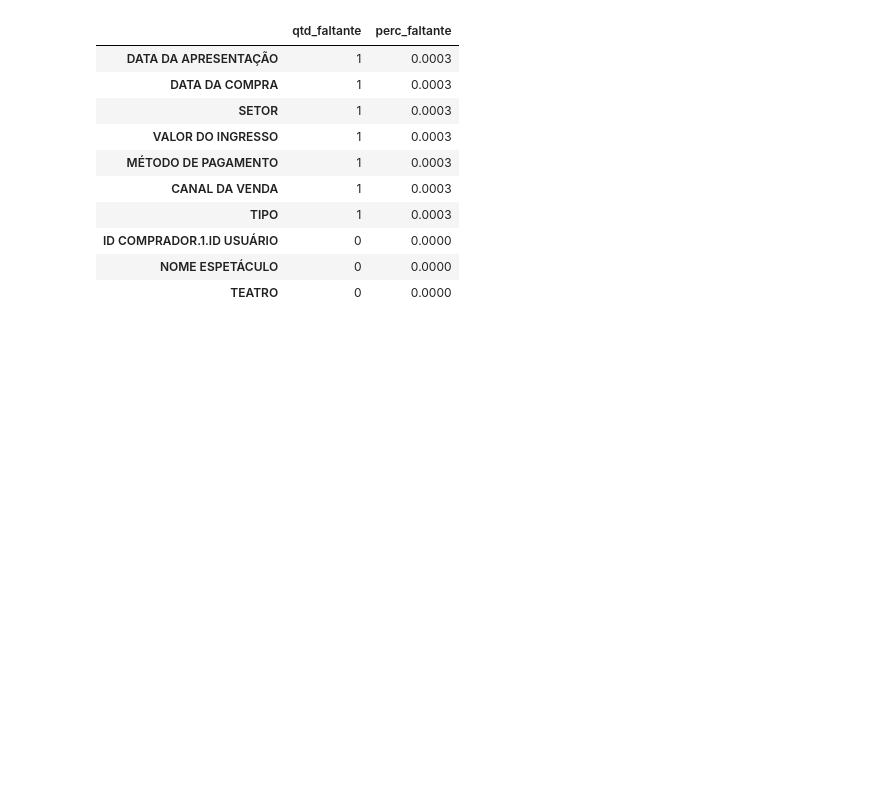
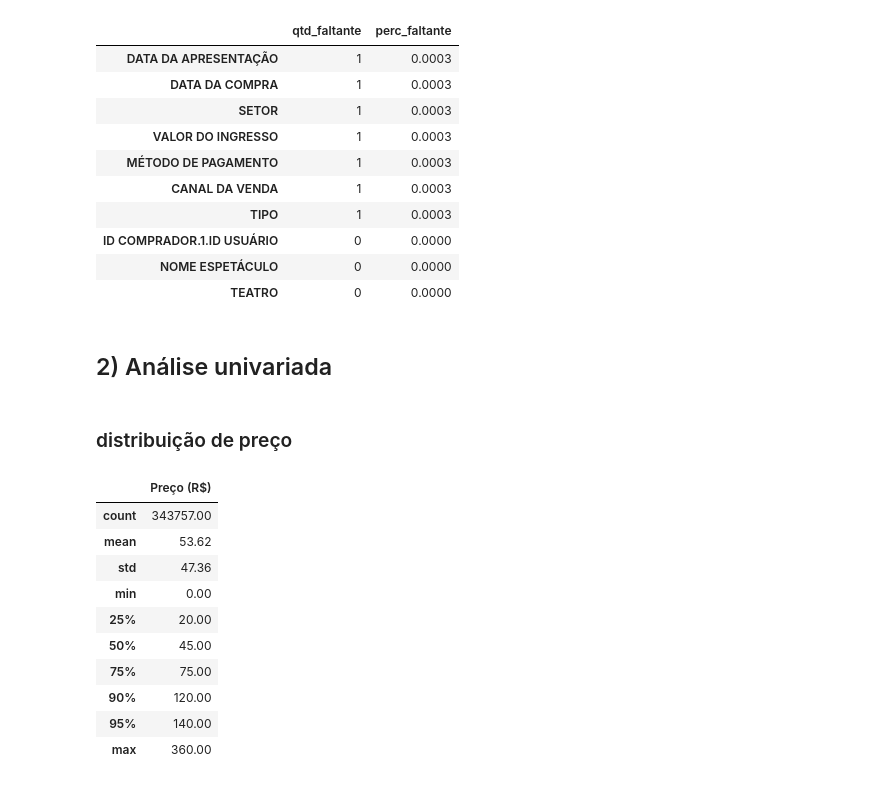
Before and after one commit to Kdu07/recomendashow, a Jupyter notebook: docs/analise_exploratoria_dados.ipynb, the cells around one changed output. Drawn from its saved outputs; the diff is of its cells as text; code cells hidden in the pictures; blank space fills up the shorter version.

```diff
--- a/docs/analise_exploratoria_dados.ipynb
+++ b/docs/analise_exploratoria_dados.ipynb
@@ -147,3 +147,28 @@ Total de linhas duplicadas: 172741
 | ID COMPRADOR.1.ID USUÁRIO | 0 | 0.0000 |
 | NOME ESPETÁCULO | 0 | 0.0000 |
 | TEATRO | 0 | 0.0000 |
+# %% [markdown]
+## 2) Análise univariada
+# %% [markdown]
+### distribuição de preço
+# %%
+# Resumo estatístico do preço (unidade em R$)
+resumo_preco = (
+    df_eda["VALOR_NUM"]
+    .describe(percentiles=[0.25, 0.5, 0.75, 0.9, 0.95])
+    .to_frame("Preço (R$)")
+    .round(2)
+)
+resumo_preco
+# %% [output]
+|  | Preço (R$) |
+| count | 343757.00 |
+| mean | 53.62 |
+| std | 47.36 |
+| min | 0.00 |
+| 25% | 20.00 |
+| 50% | 45.00 |
+| 75% | 75.00 |
+| 90% | 120.00 |
+| 95% | 140.00 |
+| max | 360.00 |
```
Also changed, not shown: parts of 2 cells of this notebook.
